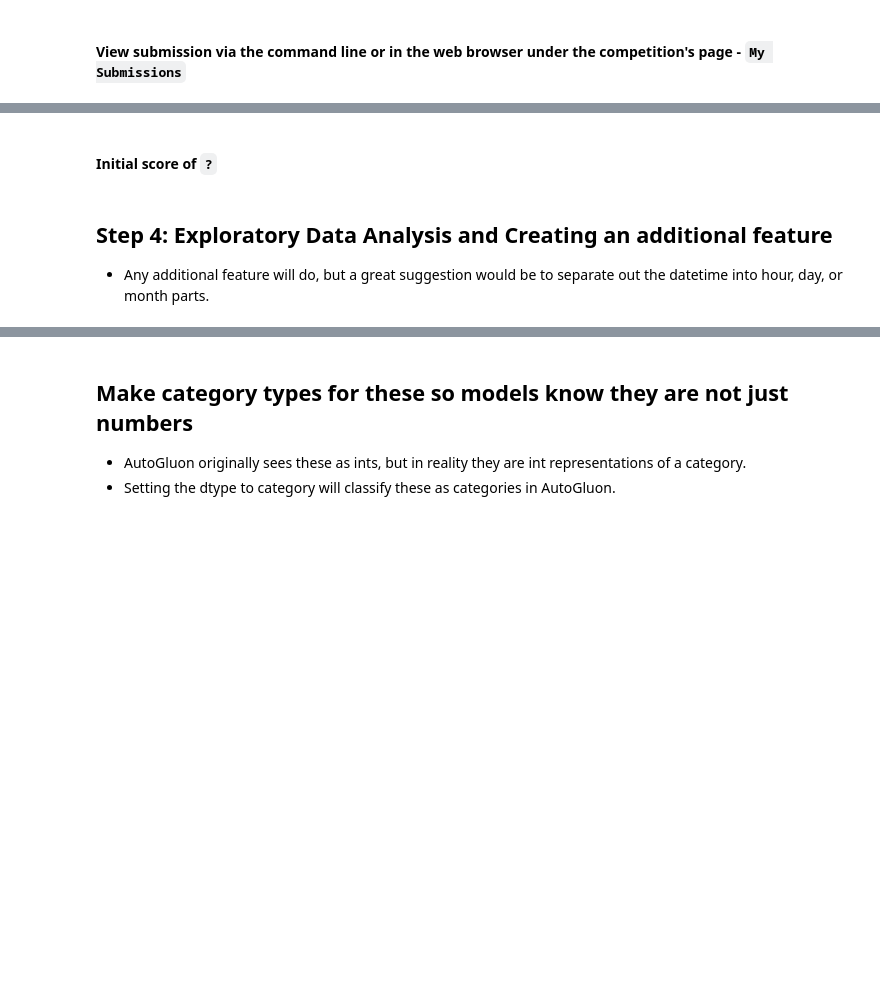
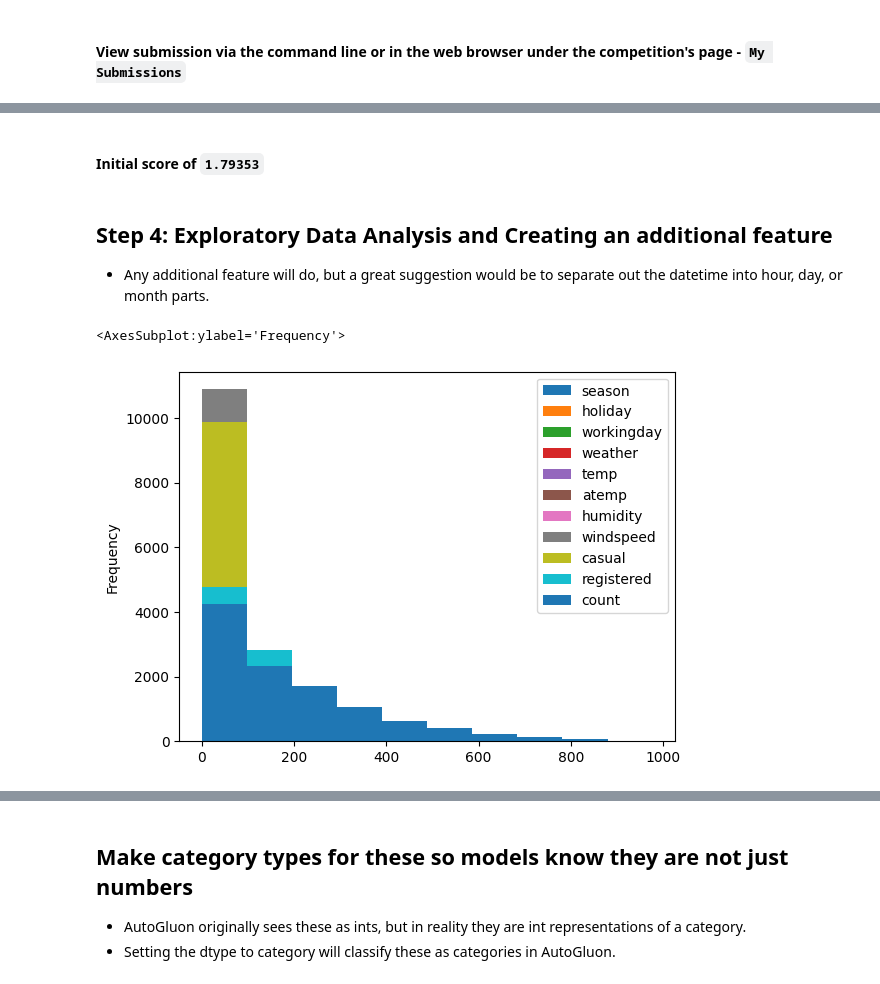
Before and after one commit to rafiulhc/bike-sharing-AutoML, a Jupyter notebook: project/project-template.ipynb, the cells around one changed output, grey strips where cells are left out. Drawn from its saved outputs; the diff is of its cells as text; code cells hidden in the pictures; blank space fills up the shorter version.

```diff
--- a/project/project-template.ipynb
+++ b/project/project-template.ipynb
@@ -151,10 +142,9 @@ import pandas as pd
 from autogluon.tabular import TabularPredictor
 # %%
 # Create the train dataset in pandas by reading the csv
-train_dataset = pd.read_csv("train.csv")
+train = pd.read_csv("train.csv")
 # Set the parsing of the datetime column so you can use some of the `dt` features in pandas later
-train_dataset["datetime"] = pd.to_datetime(train_dataset["datetime"])
+train["datetime"] = pd.to_datetime(train["datetime"])
 #train = ?
- #train.head()
-train_dataset
+train
 # %% [output]
@@ -214,8 +307,11 @@ submission.to_csv("submission.csv", index=False)
 # %% [markdown]
-#### Initial score of `?`
+#### Initial score of `1.79353`
 # %% [markdown]
 ## Step 4: Exploratory Data Analysis and Creating an additional feature
 * Any additional feature will do, but a great suggestion would be to separate out the datetime into hour, day, or month parts.
 # %%
 # Create a histogram of all features to show the distribution of each one relative to the data. This is part of the exploritory data analysis
-train.?
+train.plot.hist(bins=10)
+# %% [output]
+<AxesSubplot:ylabel='Frequency'>
+[figure, added]
```
Also changed, not shown: parts of 43 cells of this notebook, 6 other files.
